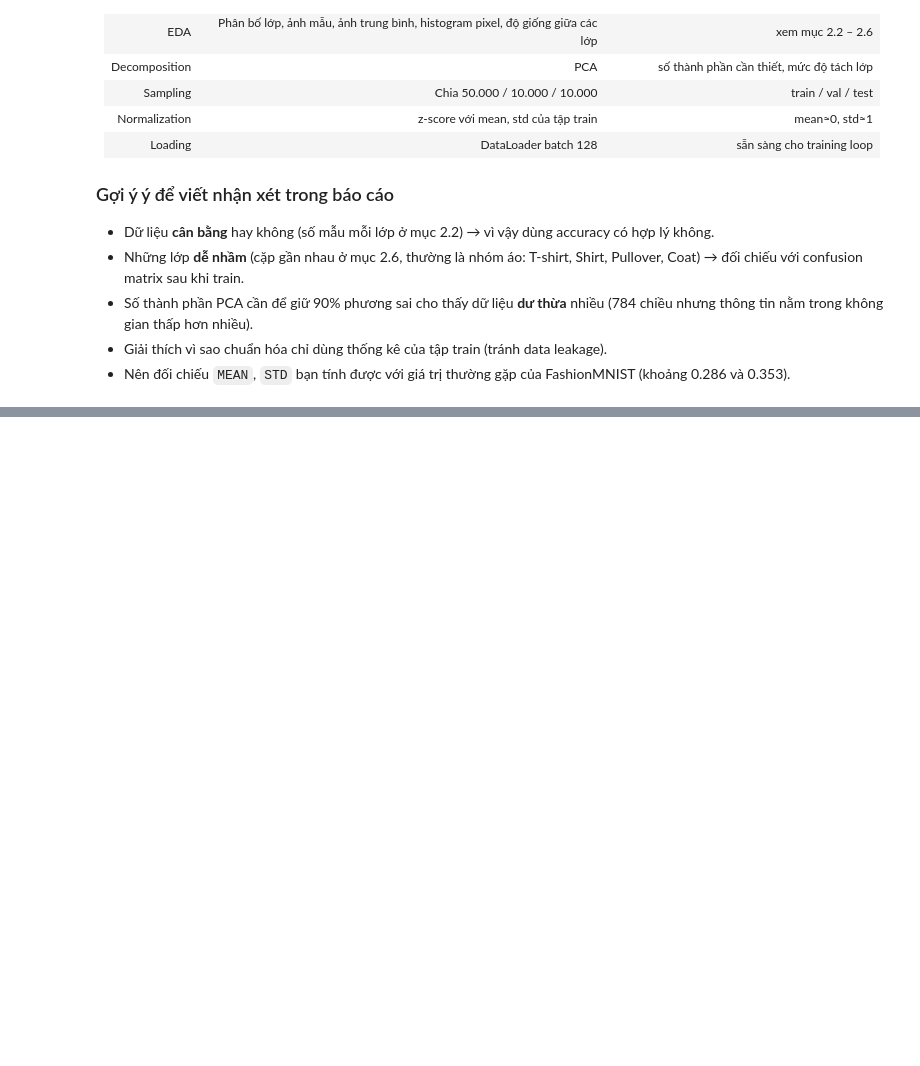
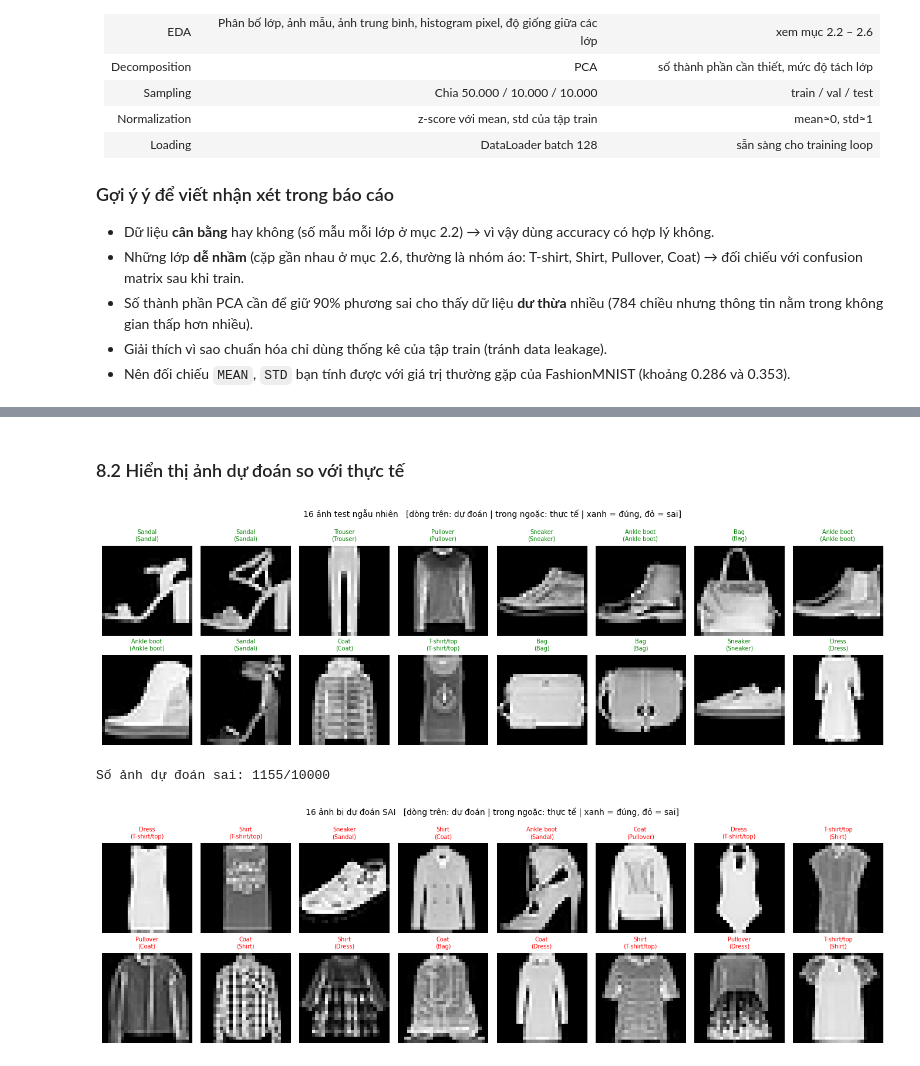
Before and after one commit to vovietduc/lab-, a Jupyter notebook: fashionmnist_lab/notebooks/01_data_analysis_and_experiments.ipynb, the cells around one changed output, grey strips where cells are left out. Drawn from its saved outputs; the diff is of its cells as text; code cells hidden in the pictures; blank space fills up the shorter version.

```diff
--- a/fashionmnist_lab/notebooks/01_data_analysis_and_experiments.ipynb
+++ b/fashionmnist_lab/notebooks/01_data_analysis_and_experiments.ipynb
@@ -487,0 +747,29 @@ for model_name, folder in [("MLP", "mlp"), ("CNN", "cnn")]:
+# %% [markdown]
+### 8.2 Hiển thị ảnh dự đoán so với thực tế
+# %%
+def show_samples(X, y_true, y_pred, indices, title):
+    cols = 8
+    rows_n = int(np.ceil(len(indices) / cols))
+    fig, axes = plt.subplots(rows_n, cols, figsize=(cols * 1.7, rows_n * 2.2))
+    axes = np.atleast_2d(axes)
+    for ax in axes.ravel():
+        ax.axis("off")
+    for ax, i in zip(axes.ravel(), indices):
+        img = X[i].squeeze().numpy() * STD + MEAN          # đảo chuẩn hóa để hiển thị
+        ax.imshow(img, cmap="gray", vmin=0, vmax=1)
+        ok = y_true[i] == y_pred[i]
+        ax.set_title(f"{CLASS_NAMES[y_pred[i]]}\n({CLASS_NAMES[y_true[i]]})", fontsize=7,
+                     color="green" if ok else "red")
+    fig.suptitle(title + "   [dòng trên: dự đoán | trong ngoặc: thực tế | xanh = đúng, đỏ = sai]", fontsize=10)
+    plt.tight_layout(); plt.show()
+
+rng = np.random.default_rng(SEED)
+show_samples(X_test_t, y_true, y_pred, rng.choice(len(y_true), 16, replace=False), "16 ảnh test ngẫu nhiên")
+
+wrong = np.where(y_true != y_pred)[0]
+print(f"Số ảnh dự đoán sai: {len(wrong)}/{len(y_true)}")
+show_samples(X_test_t, y_true, y_pred, rng.choice(wrong, 16, replace=False), "16 ảnh bị dự đoán SAI")
+# %% [output]
+[figure, added]
+Số ảnh dự đoán sai: 1155/10000
+[figure, added]
```
Also changed, not shown: parts of 42 cells of this notebook, 2 other files.
